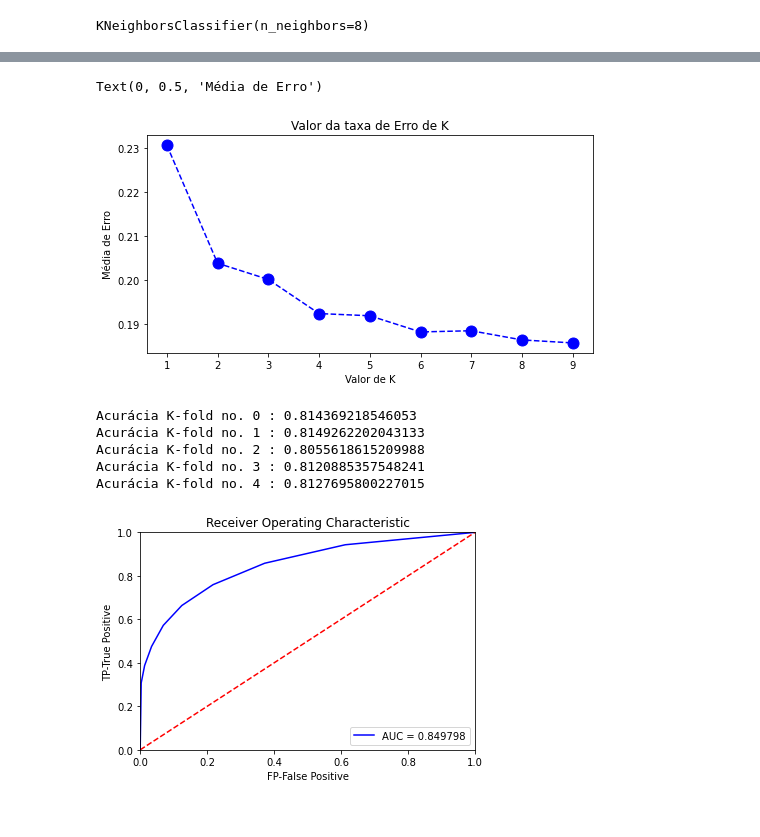
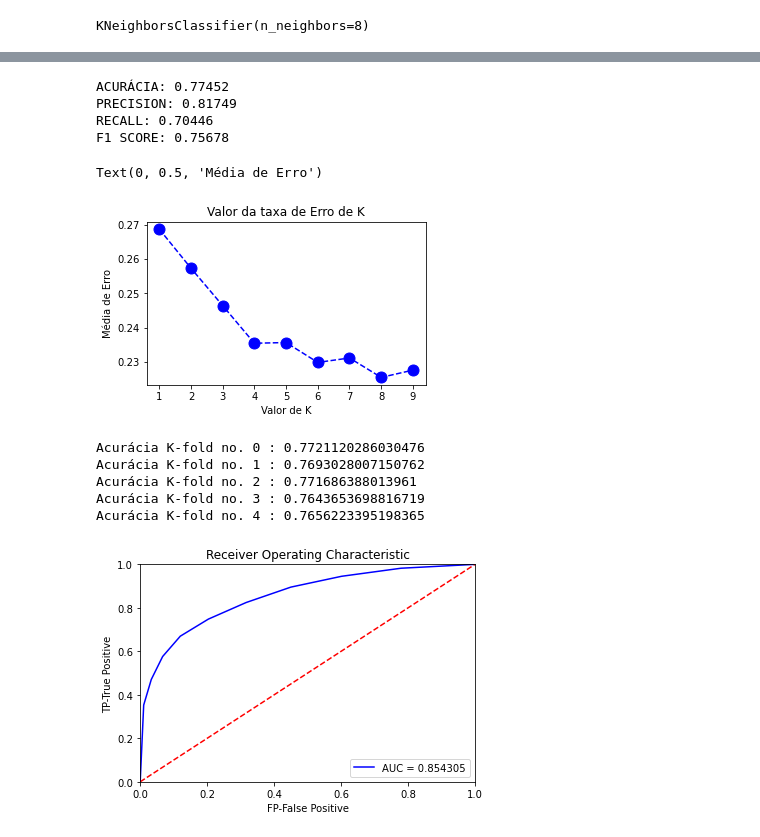
Before and after one commit to AbnerBissolli/Malicious-DNS-Detection, a Jupyter notebook: jupyter-notebooks/[04] [03] Classifier KNN.ipynb, the cells around one changed output, grey strips where cells are left out. Cells and saved outputs as stored; diff of their text form; code cells hidden in the pictures.

```diff
--- a/jupyter-notebooks/[04] [03] Classifier KNN.ipynb
+++ b/jupyter-notebooks/[04] [03] Classifier KNN.ipynb
@@ -5,9 +5,8 @@ import matplotlib.pyplot as plt
 import seaborn as sns
 # %%
 # CARREGA DATASET
-
-df_train = pd.read_csv('C:\\Users\\Michele\\Desktop\\Malicious\\Dataset\\Train\\train.csv', engine='python', sep=',')
-df_test = pd.read_csv('C:\\Users\\Michele\\Desktop\Malicious\\Dataset\\Test\\test.csv', engine='python', sep=',')
+df_train = pd.read_csv('../Dataset/Train/train.csv', engine='python', sep=',')
+df_test = pd.read_csv('../Dataset/Train/test.csv', engine='python', sep=',')
 # %%
 # DADOS DE TREINAMENTO E TESTE
 
@@ -66,0 +67,10 @@ ACURÁCIA DO MODELO:  0.8136293471352039
+# %%
+print('ACURÁCIA: %.5f' % accuracy_score(y_test, y_pred))
+print('PRECISION: %.5f' % precision_score(y_test, y_pred))
+print('RECALL: %.5f' % recall_score(y_test, y_pred))
+print('F1 SCORE: %.5f' % f1_score(y_test, y_pred))
+# %% [output]
+ACURÁCIA: 0.77452
+PRECISION: 0.81749
+RECALL: 0.70446
+F1 SCORE: 0.75678
@@ -67,21 +86,14 @@ ACURÁCIA DO MODELO:  0.8136293471352039
 # %%
-# CALCULANDO O VALOR DE ERRO DE K
+# GRÁFICO PARA MELHOR VALOR DE K
 
-error = []
-for i in range(1, 10):
-    knn = KNeighborsClassifier(n_neighbors=i)
-    knn.fit(X_train, y_train)
-    pred_i = knn.predict(X_test)
-    error.append(np.mean(pred_i != y_test))
-
-plt.figure(figsize=(8, 4))
+plt.figure(figsize=(5, 3))
 plt.plot(range(1, 10), error, color='blue', linestyle='dashed', marker='o',
          markerfacecolor='blue', markersize=11)
 plt.title('Valor da taxa de Erro de K')
 plt.xlabel('Valor de K')
 plt.ylabel('Média de Erro')
 # %% [output]
 Text(0, 0.5, 'Média de Erro')
-[figure, old version]
+[figure, new version]
 # %%
 #CROSS VALIDATION
@@ -88,14 +101,12 @@ Text(0, 0.5, 'Média de Erro')
 # %%
-from sklearn.model_selection import cross_val_score
-
-for i, score in enumerate(cross_validate(classifier, X_train, y_train, cv=5)["test_score"]):
+for i, score in enumerate(cross_val_score(classifier, X_train, y_train, cv=5)):
     print(f"Acurácia K-fold no. {i} : {score}")
 # %% [output]
-Acurácia K-fold no. 0 : 0.814369218546053
-Acurácia K-fold no. 1 : 0.8149262202043133
-Acurácia K-fold no. 2 : 0.8055618615209988
-Acurácia K-fold no. 3 : 0.8120885357548241
-Acurácia K-fold no. 4 : 0.8127695800227015
+Acurácia K-fold no. 0 : 0.7721120286030476
+Acurácia K-fold no. 1 : 0.7693028007150762
+Acurácia K-fold no. 2 : 0.771686388013961
+Acurácia K-fold no. 3 : 0.7643653698816719
+Acurácia K-fold no. 4 : 0.7656223395198365
 # %%
 # CURVA ROC
 # %%
@@ -119,4 +130,4 @@ plt.ylabel('TP-True Positive')
 plt.xlabel('FP-False Positive')
 plt.show()
 # %% [output]
-[figure, old version]
+[figure, new version]
```
Also changed, not shown: parts of 7 cells of this notebook.
